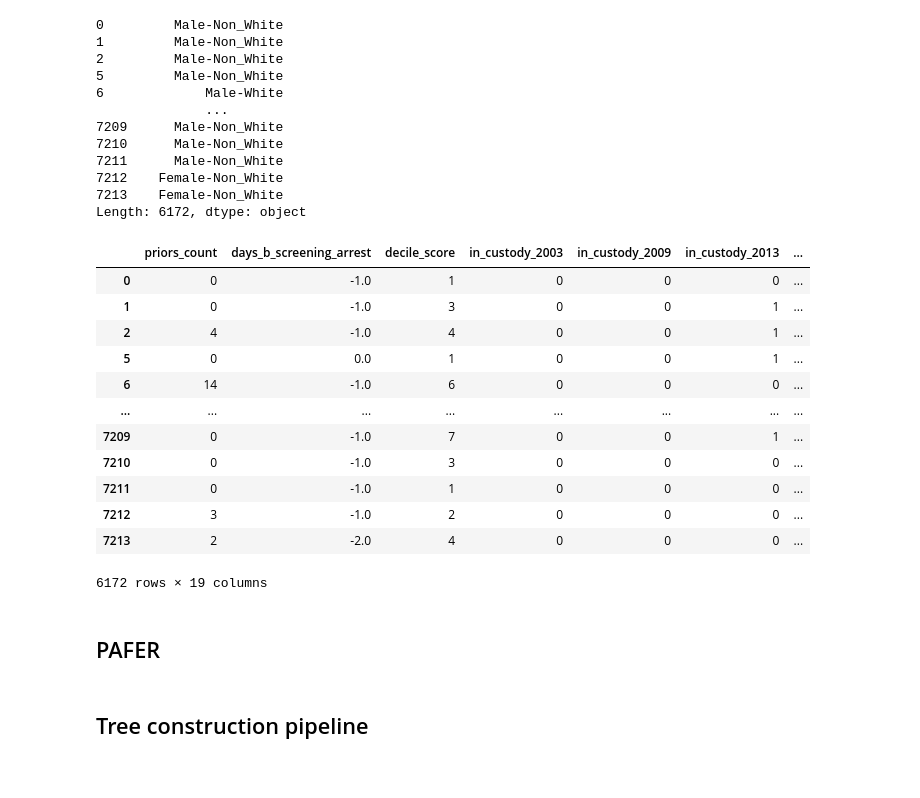
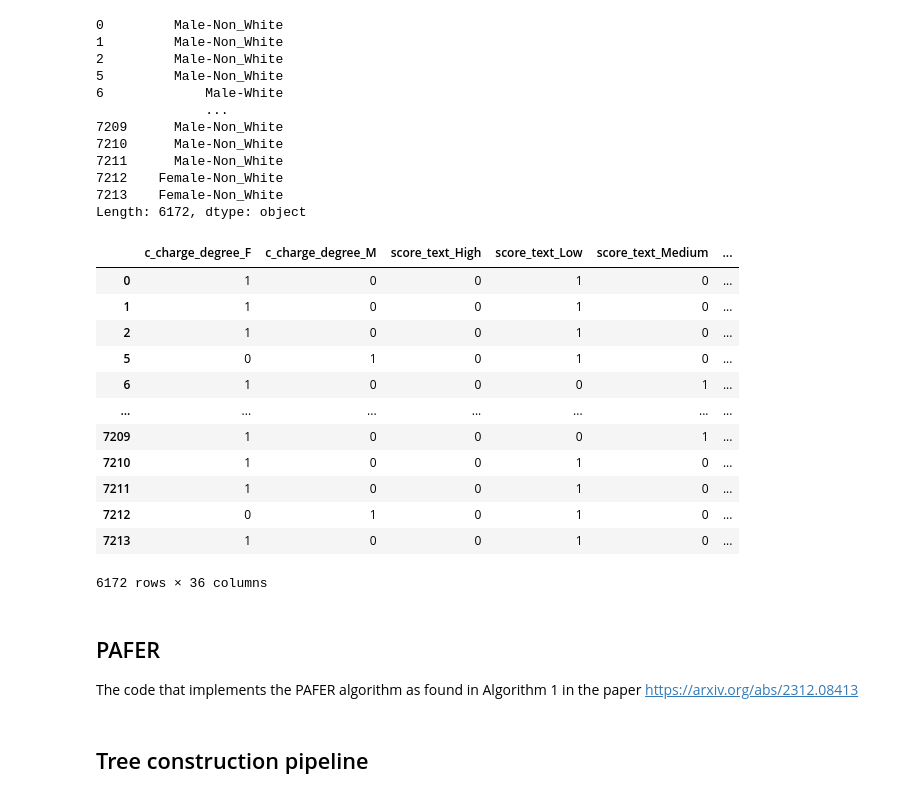
Before and after one commit to uknowwho/pafer, a Jupyter notebook: rsq1-compas.ipynb, the cells around one changed output. Cells and saved outputs as stored; diff of their text form; code cells hidden in the pictures.

```diff
--- a/rsq1-compas.ipynb
+++ b/rsq1-compas.ipynb
@@ -95,24 +93,29 @@ compas_sex_race
 Length: 6172, dtype: object
 # %%
 # impute the numerical missing values with the median
-compas_X = compas_X.fillna(compas_X.median())
+compas_X = compas_X.fillna(compas_X.median(numeric_only=True))
+# %%
+# bin the numerical features into 5 equal-width bins
+bins = 5
+compas_X["priors_count"] = pd.cut(compas_X["priors_count"], bins=bins)
+compas_X["days_b_screening_arrest"] = pd.cut(compas_X["days_b_screening_arrest"], bins=bins)
 # %%
 # convert to one-hot-encoding
-compas_cat_X = pd.get_dummies(compas_X, columns=["in_custody", "out_custody", "c_charge_degree", "score_text"])
+compas_cat_X = pd.get_dummies(compas_X, columns=compas_X.columns)
 compas_cat_X
 # %% [output]
-|  | priors_count | days_b_screening_arrest | decile_score | in_custody_2003 | in_custody_2009 | in_custody_2013 | ... |
-| 0 | 0 | -1.0 | 1 | 0 | 0 | 0 | ... |
-| 1 | 0 | -1.0 | 3 | 0 | 0 | 1 | ... |
-| 2 | 4 | -1.0 | 4 | 0 | 0 | 1 | ... |
-| 5 | 0 | 0.0 | 1 | 0 | 0 | 1 | ... |
-| 6 | 14 | -1.0 | 6 | 0 | 0 | 0 | ... |
-| ... | ... | ... | ... | ... | ... | ... | ... |
-| 7209 | 0 | -1.0 | 7 | 0 | 0 | 1 | ... |
-| 7210 | 0 | -1.0 | 3 | 0 | 0 | 0 | ... |
-| 7211 | 0 | -1.0 | 1 | 0 | 0 | 0 | ... |
-| 7212 | 3 | -1.0 | 2 | 0 | 0 | 0 | ... |
-| 7213 | 2 | -2.0 | 4 | 0 | 0 | 0 | ... |
+|  | c_charge_degree_F | c_charge_degree_M | score_text_High | score_text_Low | score_text_Medium | ... |
+| 0 | 1 | 0 | 0 | 1 | 0 | ... |
+| 1 | 1 | 0 | 0 | 1 | 0 | ... |
+| 2 | 1 | 0 | 0 | 1 | 0 | ... |
+| 5 | 0 | 1 | 0 | 1 | 0 | ... |
+| 6 | 1 | 0 | 0 | 0 | 1 | ... |
+| ... | ... | ... | ... | ... | ... | ... |
+| 7209 | 1 | 0 | 0 | 0 | 1 | ... |
+| 7210 | 1 | 0 | 0 | 1 | 0 | ... |
+| 7211 | 1 | 0 | 0 | 1 | 0 | ... |
+| 7212 | 0 | 1 | 0 | 1 | 0 | ... |
+| 7213 | 1 | 0 | 0 | 1 | 0 | ... |
-6172 rows × 19 columns
+6172 rows × 36 columns
 # %%
 # make a train and test split with same proportional size as Adult dataset
@@ -140,5 +144,6 @@ compas_test_sex_race = compas_test_sex_race.reset_index(drop=True)
 compas_test_age = compas_test_age.reset_index(drop=True)
 # %% [markdown]
 ## PAFER
+The code that implements the PAFER algorithm as found in Algorithm 1 in the paper https://arxiv.org/abs/2312.08413
 # %%
 def oracle(dataset, sens_dataset, rule, s_i, mechanism=None, epsilon=0.05, delta=0.001):
```
Also changed, not shown: parts of 20 cells of this notebook, 1 other file.
